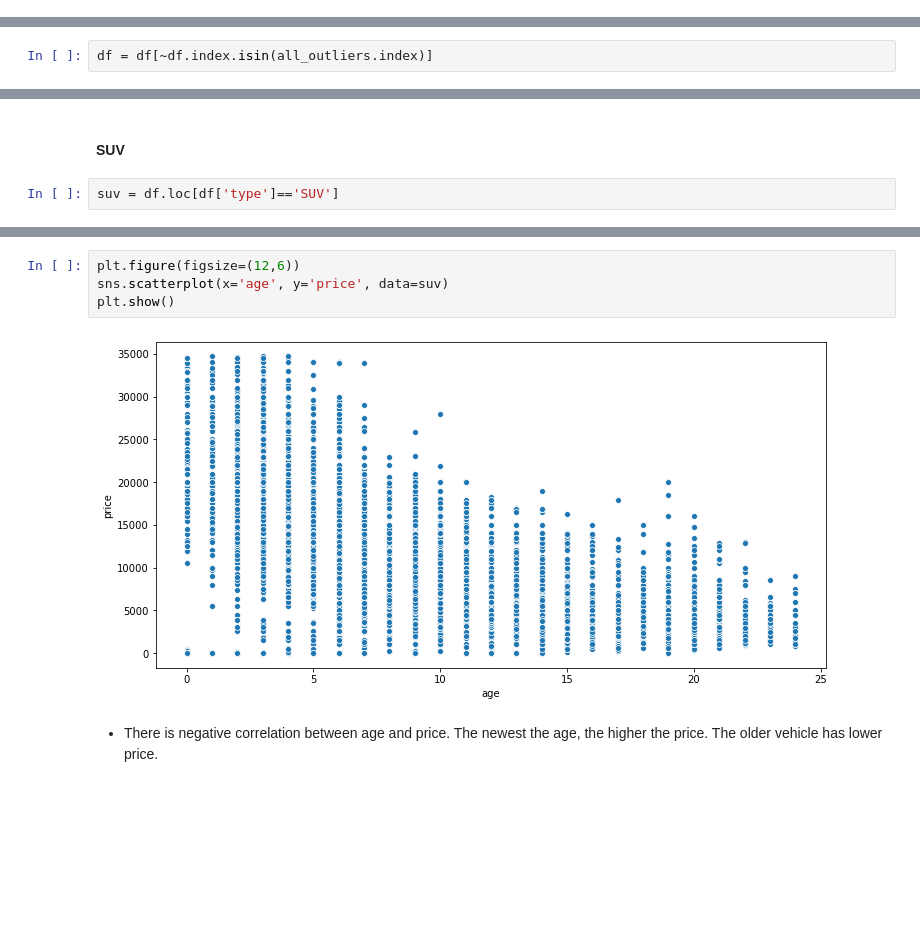
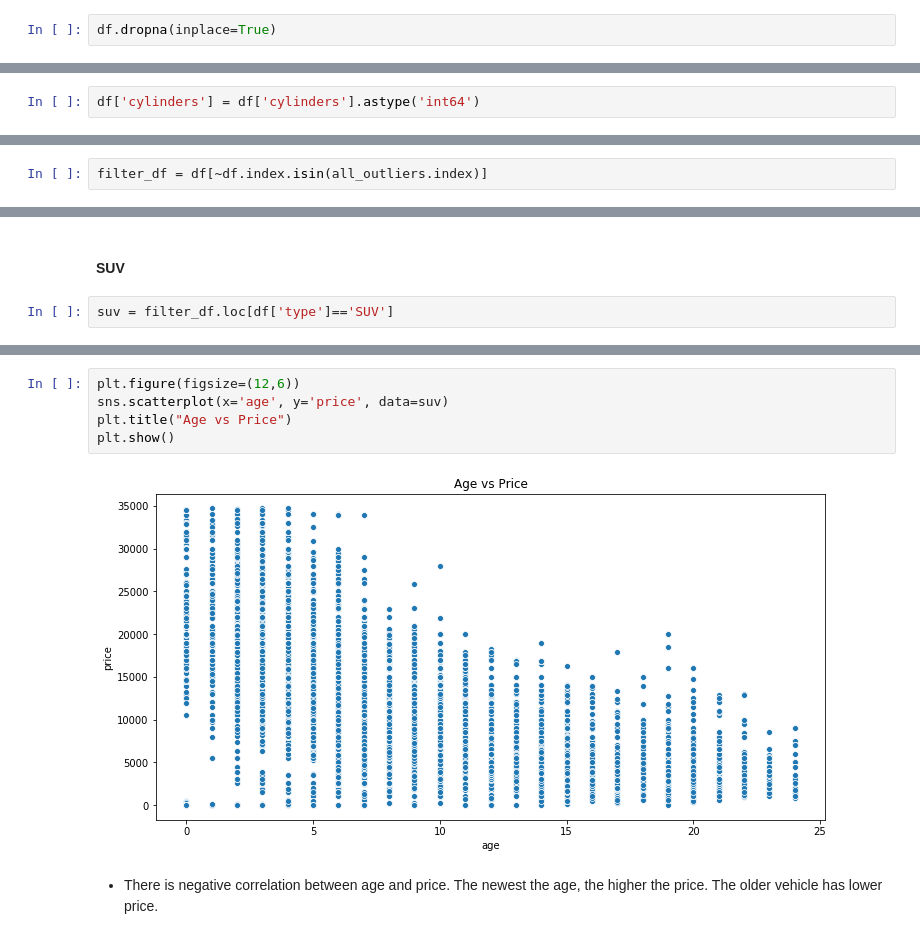
Before and after one commit to rainbowmoonlight/Yandex_Practicum_Projects, a Jupyter notebook: 02 Car Sales Ads Project/Car Sales Ads.ipynb, the cells around one changed output, grey strips where cells are left out. Cells and saved outputs as stored; diff of their text form; blank space fills up the shorter version.

```diff
--- a/02 Car Sales Ads Project/Car Sales Ads.ipynb
+++ b/02 Car Sales Ads Project/Car Sales Ads.ipynb
@@ -366,4 +375,6 @@ days_listed     0
 dtype: int64
+# %%
+df.dropna(inplace=True)
 # %%
 df.dtypes
 # %% [output]
@@ -396,3 +409,5 @@ df['model_year'] = df['model_year'].astype('int64')
+# %%
+df['cylinders'] = df['cylinders'].astype('int64')
 # %% [markdown]
 - Change date_posted into datetime datatype
 # %%
@@ -834,3 +870,3 @@ outliers_df = df.copy()
 # %%
-df = df[~df.index.isin(all_outliers.index)]
+filter_df = df[~df.index.isin(all_outliers.index)]
 # %%
@@ -1217,7 +1252,7 @@ Take each of the popular types that detected at the previous stage and study whe
 # %% [markdown]
 #### SUV <a class="anchor" id="suv"></a>
 # %%
-suv = df.loc[df['type']=='SUV']
+suv = filter_df.loc[df['type']=='SUV']
 # %%
 suv.corr()
 # %% [output]
@@ -1253,9 +1288,10 @@ Name: price, dtype: float64
 # %%
 plt.figure(figsize=(12,6))
 sns.scatterplot(x='age', y='price', data=suv)
+plt.title("Age vs Price")
 plt.show()
 # %% [output]
-[figure, old version]
+[figure, new version]
 # %% [markdown]
 - There is negative correlation between age and price. The newest the age, the higher the price. The older vehicle has lower price.
 # %%
```
Also changed, not shown: parts of 132 cells of this notebook.
